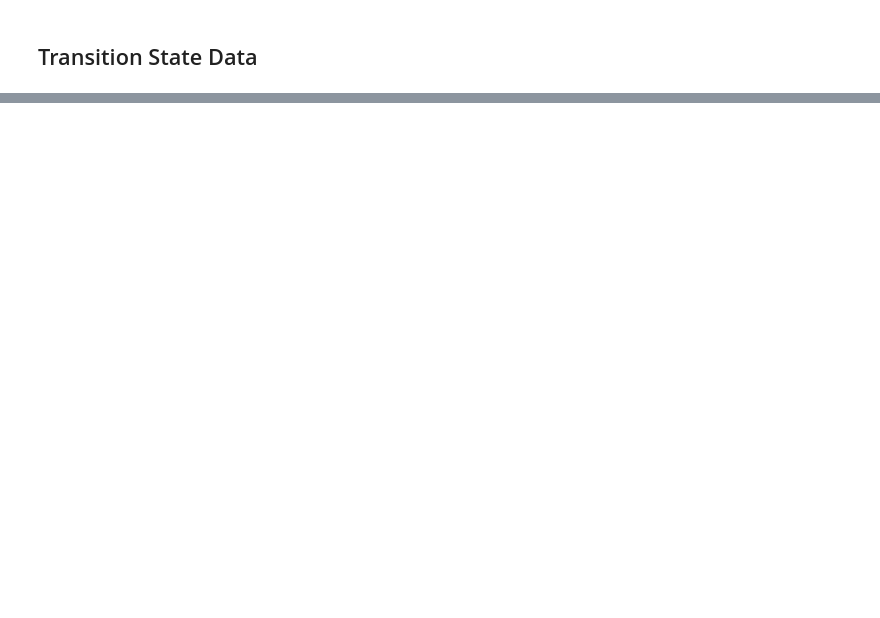
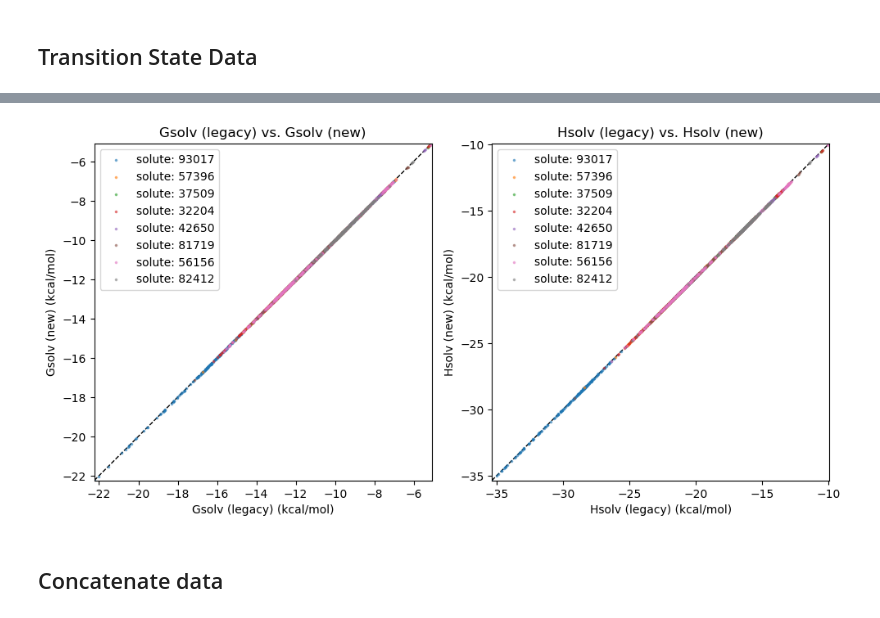
Before and after one commit to QuantumPioneer/databases, a Jupyter notebook: scripts/solvation/split_ts_solvation_data.ipynb, the cells around one changed output, grey strips where cells are left out. Saved outputs shown, nothing was run; the diff lists cells and outputs as text; code cells hidden in the pictures; blank space fills up the shorter version.

```diff
--- a/scripts/solvation/split_ts_solvation_data.ipynb
+++ b/scripts/solvation/split_ts_solvation_data.ipynb
@@ -182,0 +165,18 @@ grouped_solvents = data.groupby("solvent_name")
+# %%
+overlap_df = pd.DataFrame(
+    {
+        "solute": nov17_overlap["solute_name"].astype(str),
+        "solvent": nov17_overlap["solvent_smiles"],
+        "Gsolv (legacy)": nov17_overlap["Gsolv (kcal/mol)"],
+        "Hsolv (legacy)": nov17_overlap["Hsolv (kcal/mol)"],
+        "Gsolv (new)": nov17_overlap["mixture"].map(
+            may5_overlap.set_index("mixture")["Gsolv (kcal/mol)"]
+        ),
+        "Hsolv (new)": nov17_overlap["mixture"].map(
+            may5_overlap.set_index("mixture")["Hsolv (kcal/mol)"]
+        ),
+    }
+)
+overlap_df["Gsolv_diff"] = overlap_df["Gsolv (legacy)"] - overlap_df["Gsolv (new)"]
+overlap_df["Hsolv_diff"] = overlap_df["Hsolv (legacy)"] - overlap_df["Hsolv (new)"]
+head(overlap_df)
@@ -182,0 +200,40 @@ grouped_solvents = data.groupby("solvent_name")
+# %%
+fig, axes = plt.subplots(1, 2, figsize=(10, 5))
+for ax, prop in zip(axes, ["Gsolv", "Hsolv"]):
+    values = (
+        overlap_df[f"{prop} (legacy)"].to_list() + overlap_df[f"{prop} (new)"].to_list()
+    )
+    min_val = min(values)
+    max_val = max(values)
+    ax.plot(
+        [min_val, max_val],
+        [min_val, max_val],
+        color="black",
+        lw=1,
+        linestyle="--",
+        zorder=0,
+    )
+    for solute in overlap:
+        df = overlap_df[overlap_df["solute"] == solute]
+        ax.scatter(
+            df[f"{prop} (legacy)"],
+            df[f"{prop} (new)"],
+            alpha=0.5,
+            marker=".",
+            s=10,
+            label=f"solute: {solute}",
+            zorder=1,
+        )
+    ax.set_xlim(min_val, max_val)
+    ax.set_ylim(min_val, max_val)
+    ax.set_xlabel(f"{prop} (legacy) (kcal/mol)")
+    ax.set_ylabel(f"{prop} (new) (kcal/mol)")
+    ax.set_title(f"{prop} (legacy) vs. {prop} (new)")
+    ax.legend()
+    ax.set_aspect("equal")
+fig.tight_layout()
+plt.show()
+# %% [output]
+[figure, added]
+# %% [markdown]
+## Concatenate data
```
Also changed, not shown: parts of 39 cells of this notebook.
